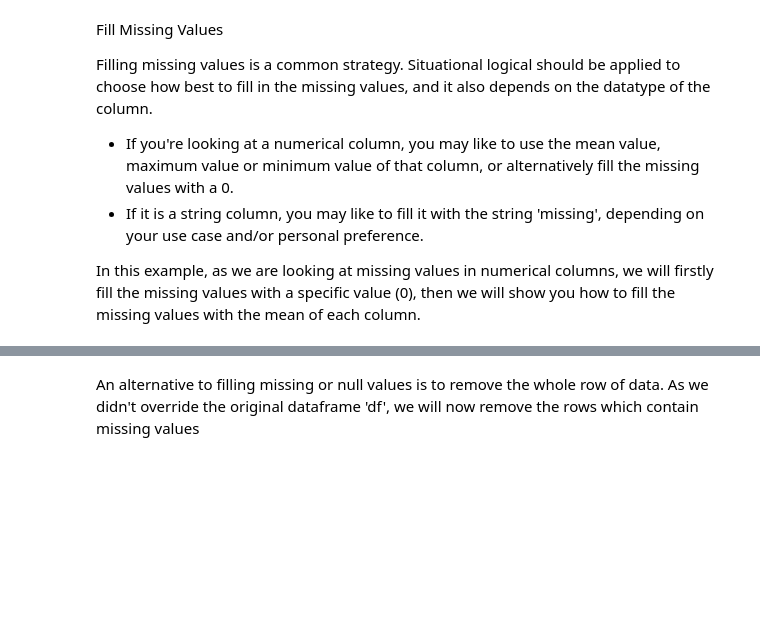
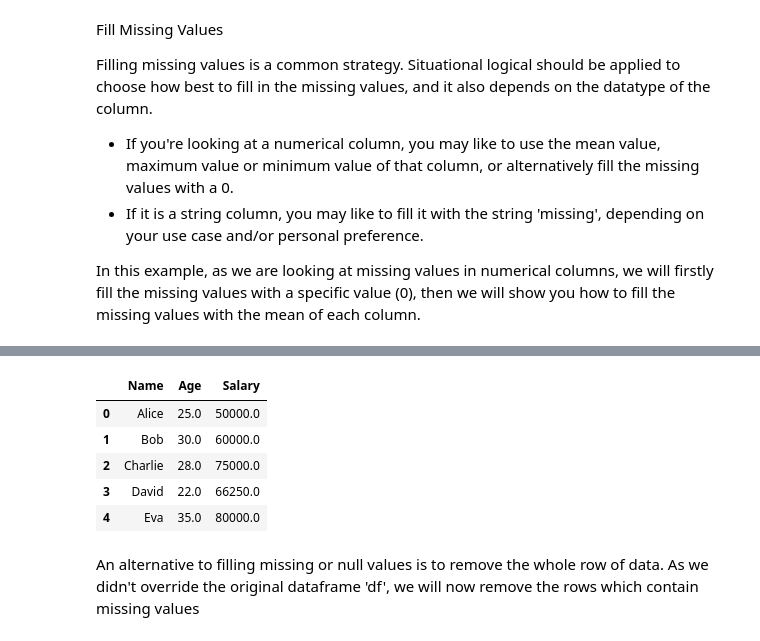
Before and after one commit to gabrielbohnen/intro-to-python, a Jupyter notebook: week3/week3.ipynb, the cells around one changed output, grey strips where cells are left out. Saved outputs shown, nothing was run; the diff lists cells and outputs as text; code cells hidden in the pictures; blank space fills up the shorter version.

```diff
--- a/week3/week3.ipynb
+++ b/week3/week3.ipynb
@@ -74,9 +138,16 @@ df
 # %%
 # Fill missing values with mean
 df2 = df.copy()
-df2['Age'].fillna(df2['Age'].mean(), inplace=True)
-df2['Salary'].fillna(df2['Salary'].mean(), inplace=True)
+df2['Age'] = df2['Age'].fillna(df2['Age'].mean())
+df2['Salary'] = df2['Salary'].fillna(df2['Salary'].mean())
 df2
+# %% [output]
+|  | Name | Age | Salary |
+| 0 | Alice | 25.0 | 50000.0 |
+| 1 | Bob | 30.0 | 60000.0 |
+| 2 | Charlie | 28.0 | 75000.0 |
+| 3 | David | 22.0 | 66250.0 |
+| 4 | Eva | 35.0 | 80000.0 |
 # %% [markdown]
 An alternative to filling missing or null values is to remove the whole row of data. As we didn't override the original dataframe 'df', we will now remove the rows which contain missing values
 # %%
```
Also changed, not shown: parts of 26 cells of this notebook, 4 other files.
